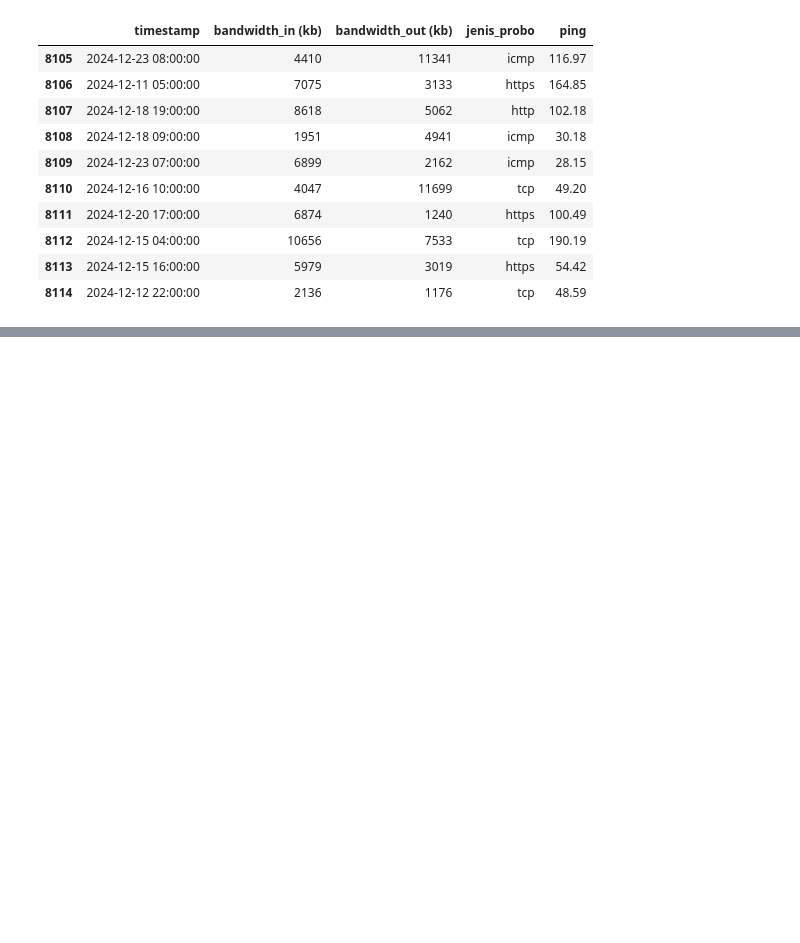
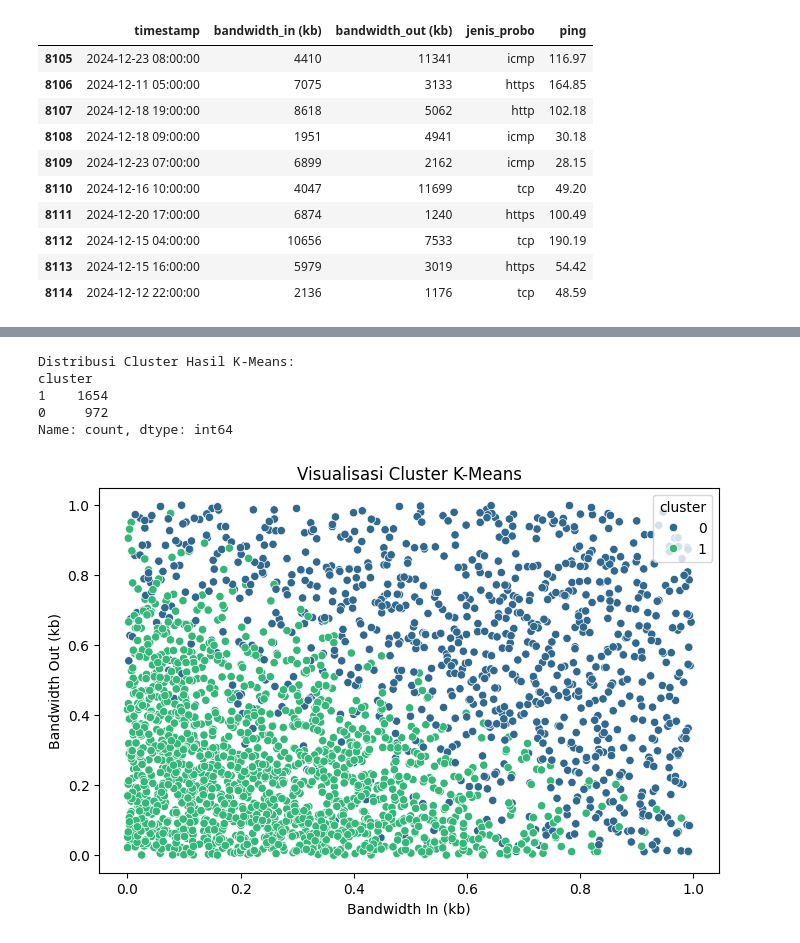
Before and after one commit to NaufalDekha002/NFD_MachineLearning, a Jupyter notebook: NFD_With_K-Means.ipynb, the cells around one changed output, grey strips where cells are left out. Drawn from its saved outputs; the diff is of its cells as text; code cells hidden in the pictures; blank space fills up the shorter version.

```diff
--- a/NFD_With_K-Means.ipynb
+++ b/NFD_With_K-Means.ipynb
@@ -208,0 +248,31 @@ plt.show()
+# %%
+# === 11. Penerapan Algoritma K-Means ===
+# Menentukan jumlah cluster (2 untuk Flood dan Normal)
+kmeans = KMeans(n_clusters=2, random_state=42)
+kmeans.fit(X)
+
+# Menambahkan label hasil clustering ke dalam data
+resampled_data['cluster'] = kmeans.labels_
+
+print("\nDistribusi Cluster Hasil K-Means:")
+print(resampled_data['cluster'].value_counts())
+
+# Visualisasi cluster
+plt.figure(figsize=(8, 5))
+sns.scatterplot(
+    x=resampled_data['bandwidth_in (kb)'],
+    y=resampled_data['bandwidth_out (kb)'],
+    hue=resampled_data['cluster'],
+    palette='viridis'
+)
+plt.title('Visualisasi Cluster K-Means')
+plt.xlabel('Bandwidth In (kb)')
+plt.ylabel('Bandwidth Out (kb)')
+plt.show()
+# %% [output]
+Distribusi Cluster Hasil K-Means:
+cluster
+1    1654
+0     972
+Name: count, dtype: int64
+[figure, added]
```
Also changed, not shown: parts of 26 cells of this notebook.
